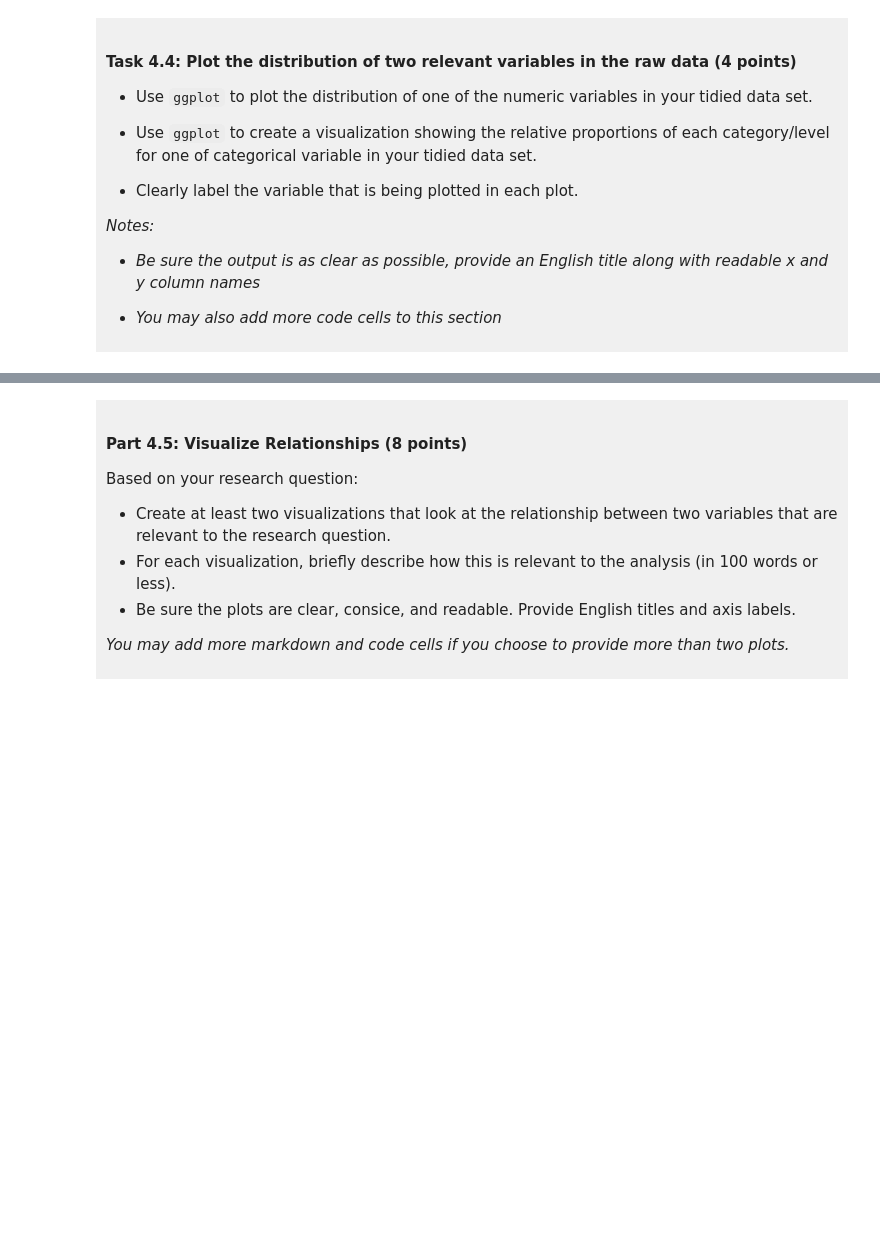
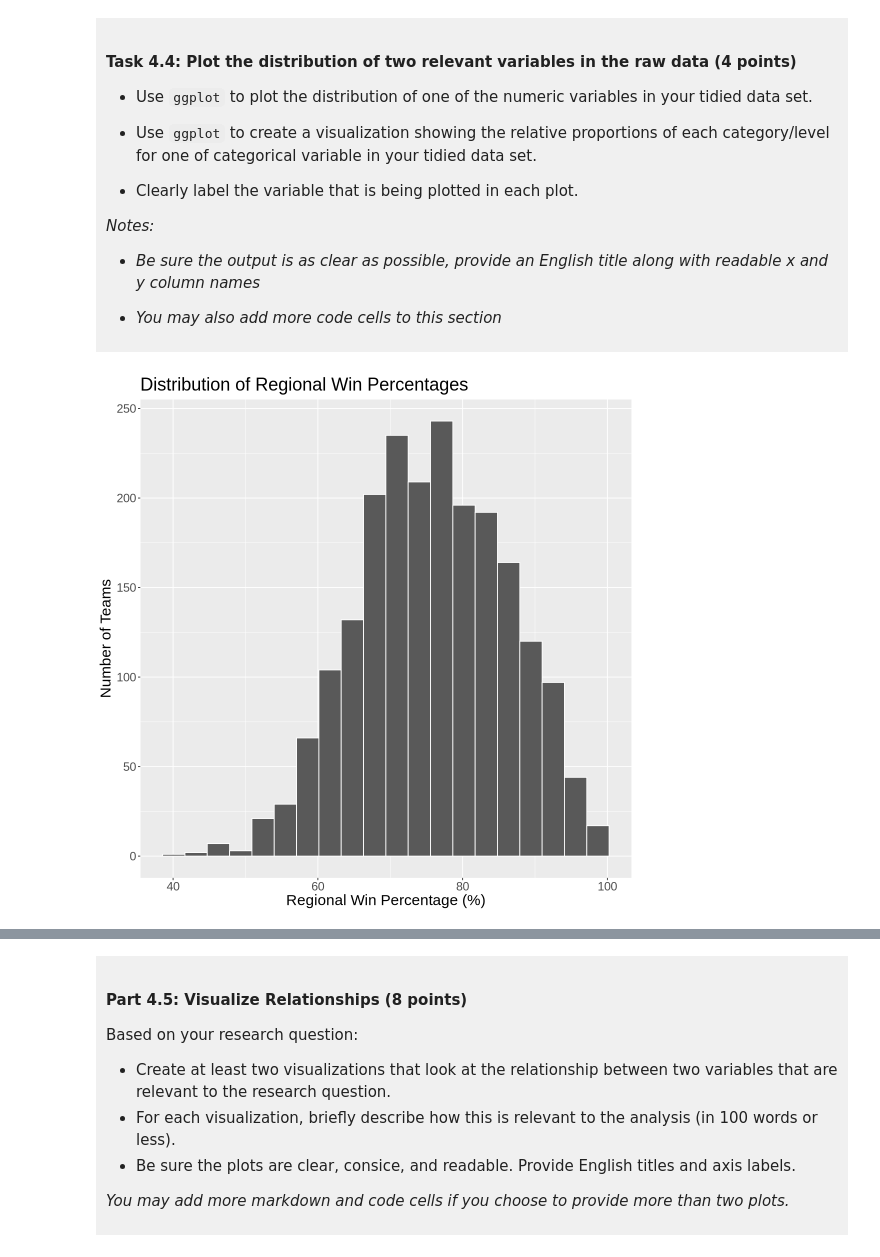
Before and after one commit to kevinzhu11111/dsci-100-project-kevin-zhu, a Jupyter notebook: dsci-100-project-notebook.ipynb, the cells around one changed output, grey strips where cells are left out. Cells and saved outputs as stored; diff of their text form; code cells hidden in the pictures; blank space fills up the shorter version.

```diff
--- a/dsci-100-project-notebook.ipynb
+++ b/dsci-100-project-notebook.ipynb
@@ -304,5 +357,23 @@ You will refine your research question (if needed) and produce a tidy data set.
 
 </div>
 # %%
-### EDIT THIS CODE CELL FOR PLOT 1 ###
+# Set the height and width of the plot
+options(repr.plot.height = 9, repr.plot.width = 9)
+
+win_pct_distribution <- ggplot(basketball_tidy, aes(x = reg_wins_pct)) +
+    # Divide the regional win percentages into 20 bins and add white borders
+    geom_histogram(bins = 20, color = "white") +
+    # Add a title and labels for the x- and y-axes
+    labs(
+        x = "Regional Win Percentage (%)",
+        y = "Number of Teams",
+        title = "Distribution of Regional Win Percentages"
+    ) +
+    # Increase the text size throughout the plot for readability
+    theme(text = element_text(size = 18))
+
+# Display the histogram
+win_pct_distribution
+# %% [output]
+[figure, added]
 # %%
```
Also changed, not shown: parts of 11 cells of this notebook.
